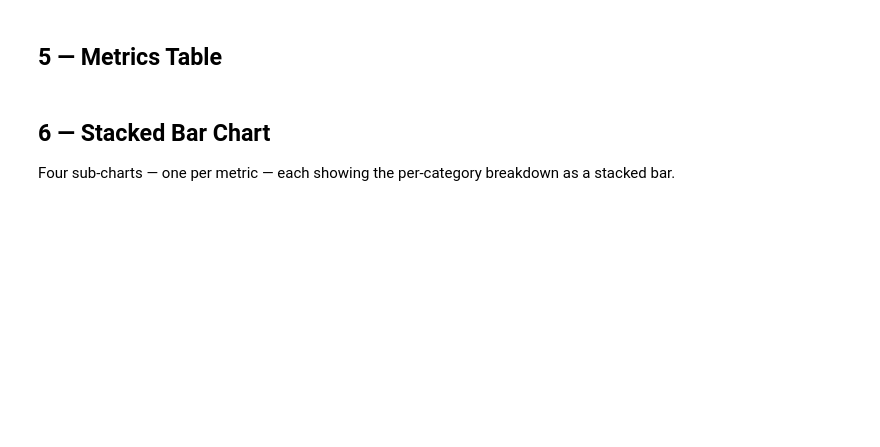
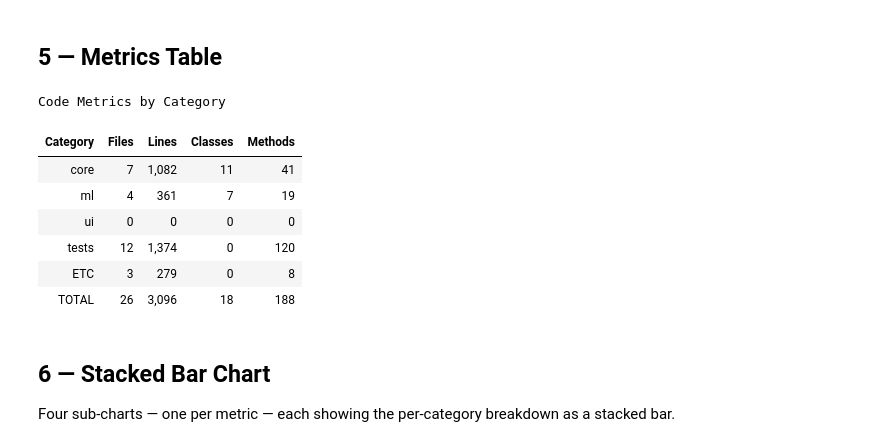
Before and after one commit to PeterWazinski/style_transfer, a Jupyter notebook: docs/code_metrics.ipynb, the cells around one changed output. Saved outputs shown, nothing was run; the diff lists cells and outputs as text; code cells hidden in the pictures; blank space fills up the shorter version.

```diff
--- a/docs/code_metrics.ipynb
+++ b/docs/code_metrics.ipynb
@@ -152,30 +182,39 @@ print(agg)
 # %%
 totals = pd.DataFrame([{
     "Category": "TOTAL",
     "Files":   agg["Files"].sum(),
     "Lines":   agg["Lines"].sum(),
     "Classes": agg["Classes"].sum(),
     "Methods": agg["Methods"].sum(),
 }])
 
 display_df = pd.concat([agg, totals], ignore_index=True)
 
 # Style: right-align numeric cols, bold the TOTAL row
 styled = (
     display_df.style
     .set_caption("Code Metrics by Category")
-    .format({"Files": "{:,}", "Lines": "{:,}", "Classes": "{:,}", "Methods": "{:,"})
+    .format({"Files": "{:,}", "Lines": "{:,}", "Classes": "{:,}", "Methods": "{:,}"})
     .set_properties(**{"text-align": "right"}, subset=["Files", "Lines", "Classes", "Methods"])
     .set_properties(**{"text-align": "left"},  subset=["Category"])
     .apply(
         lambda row: ["font-weight: bold; background-color: #f0f0f0"] * len(row)
                     if row["Category"] == "TOTAL" else [""] * len(row),
         axis=1,
     )
     .hide(axis="index")
 )
 
 display(styled)
+# %% [output]
+Code Metrics by Category
+| Category | Files | Lines | Classes | Methods |
+| core | 7 | 1,082 | 11 | 41 |
+| ml | 4 | 361 | 7 | 19 |
+| ui | 0 | 0 | 0 | 0 |
+| tests | 12 | 1,374 | 0 | 120 |
+| ETC | 3 | 279 | 0 | 8 |
+| TOTAL | 26 | 3,096 | 18 | 188 |
 # %% [markdown]
 ## 6 — Stacked Bar Chart
 
```
Also changed, not shown: parts of 5 cells of this notebook, 1 other file.
